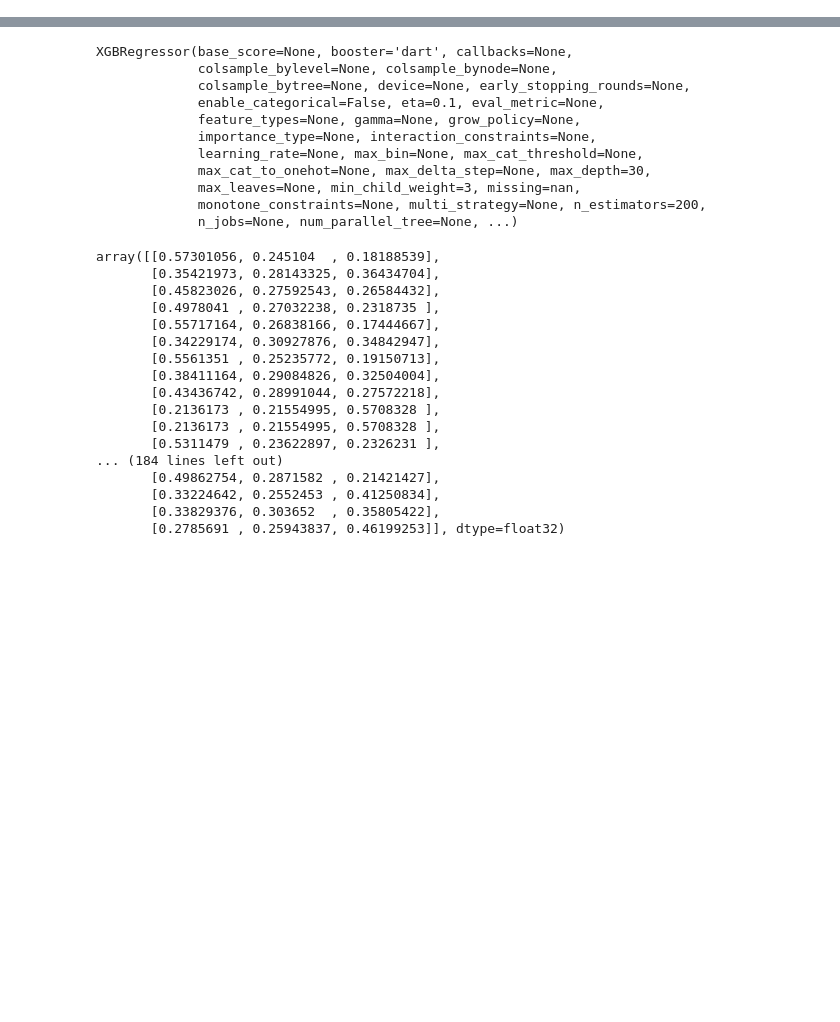
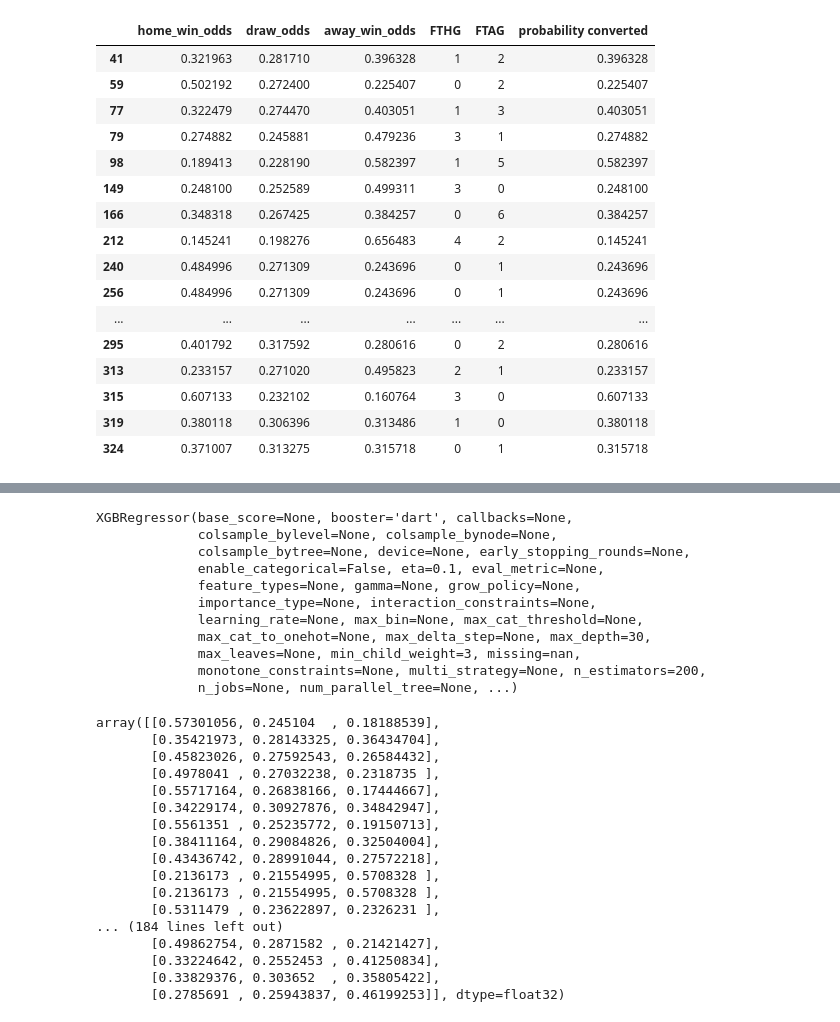
Before and after one commit to mcparaca/Football-betting-model, a Jupyter notebook: Football_predictions_bets_model/Modelling_whole_data_betting_probs.ipynb, the cells around one changed output, grey strips where cells are left out. Saved outputs shown, nothing was run; the diff lists cells and outputs as text; code cells hidden in the pictures; blank space fills up the shorter version.

```diff
--- a/Football_predictions_bets_model/Modelling_whole_data_betting_probs.ipynb
+++ b/Football_predictions_bets_model/Modelling_whole_data_betting_probs.ipynb
@@ -193,0 +123,2 @@ trg
+# %%
+pred_df['home_win_odds_ratio'] = pred_df['home_win_odds']/trg['home_win_odds']
@@ -193,0 +139,34 @@ trg
+# %%
+columns_to_check = ['home_win_odds',	'draw_odds',	'away_win_odds']
+
+# Function to calculate the relative difference
+def relative_difference(series1, series2):
+    return abs(series1 - series2)
+
+# Check where the relative difference is greater than 10%
+mask = pd.DataFrame(False, index=pred_df.index, columns=pred_df.columns)
+for col in columns_to_check:
+    mask[col] = relative_difference(pred_df[col], trg[col]) > 0.15
+
+# Filter rows where any of the conditions is True
+filtered_pred_df = pred_df[mask.any(axis=1)]
+# %%
+filtered_pred_df
+# %% [output]
+|  | home_win_odds | draw_odds | away_win_odds | FTHG | FTAG | probability converted |
+| 41 | 0.321963 | 0.281710 | 0.396328 | 1 | 2 | 0.396328 |
+| 59 | 0.502192 | 0.272400 | 0.225407 | 0 | 2 | 0.225407 |
+| 77 | 0.322479 | 0.274470 | 0.403051 | 1 | 3 | 0.403051 |
+| 79 | 0.274882 | 0.245881 | 0.479236 | 3 | 1 | 0.274882 |
+| 98 | 0.189413 | 0.228190 | 0.582397 | 1 | 5 | 0.582397 |
+| 149 | 0.248100 | 0.252589 | 0.499311 | 3 | 0 | 0.248100 |
+| 166 | 0.348318 | 0.267425 | 0.384257 | 0 | 6 | 0.384257 |
+| 212 | 0.145241 | 0.198276 | 0.656483 | 4 | 2 | 0.145241 |
+| 240 | 0.484996 | 0.271309 | 0.243696 | 0 | 1 | 0.243696 |
+| 256 | 0.484996 | 0.271309 | 0.243696 | 0 | 1 | 0.243696 |
+| ... | ... | ... | ... | ... | ... | ... |
+| 295 | 0.401792 | 0.317592 | 0.280616 | 0 | 2 | 0.280616 |
+| 313 | 0.233157 | 0.271020 | 0.495823 | 2 | 1 | 0.233157 |
+| 315 | 0.607133 | 0.232102 | 0.160764 | 3 | 0 | 0.607133 |
+| 319 | 0.380118 | 0.306396 | 0.313486 | 1 | 0 | 0.380118 |
+| 324 | 0.371007 | 0.313275 | 0.315718 | 0 | 1 | 0.315718 |
```
Also changed, not shown: parts of 11 cells of this notebook, 4 other files.
